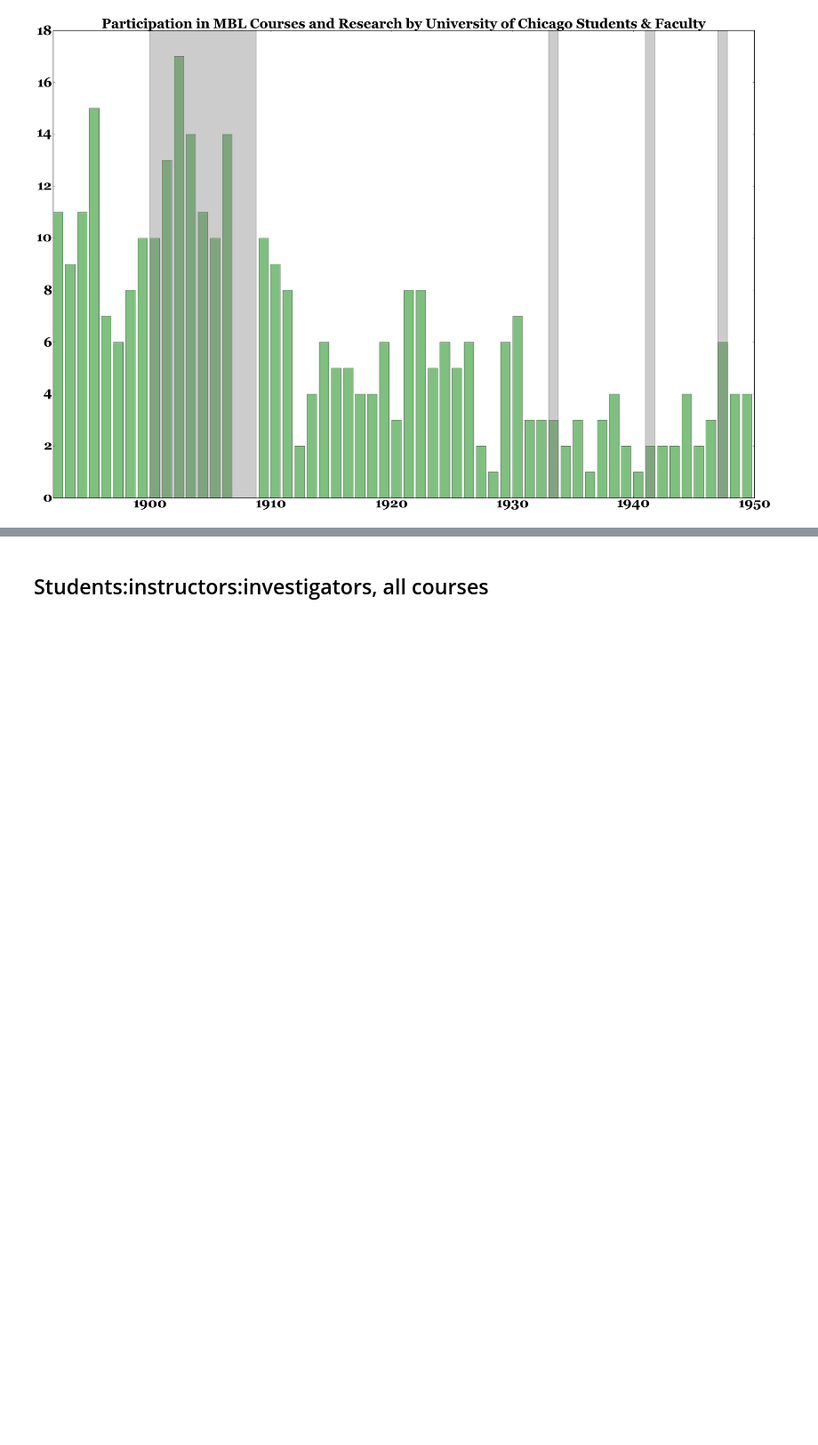
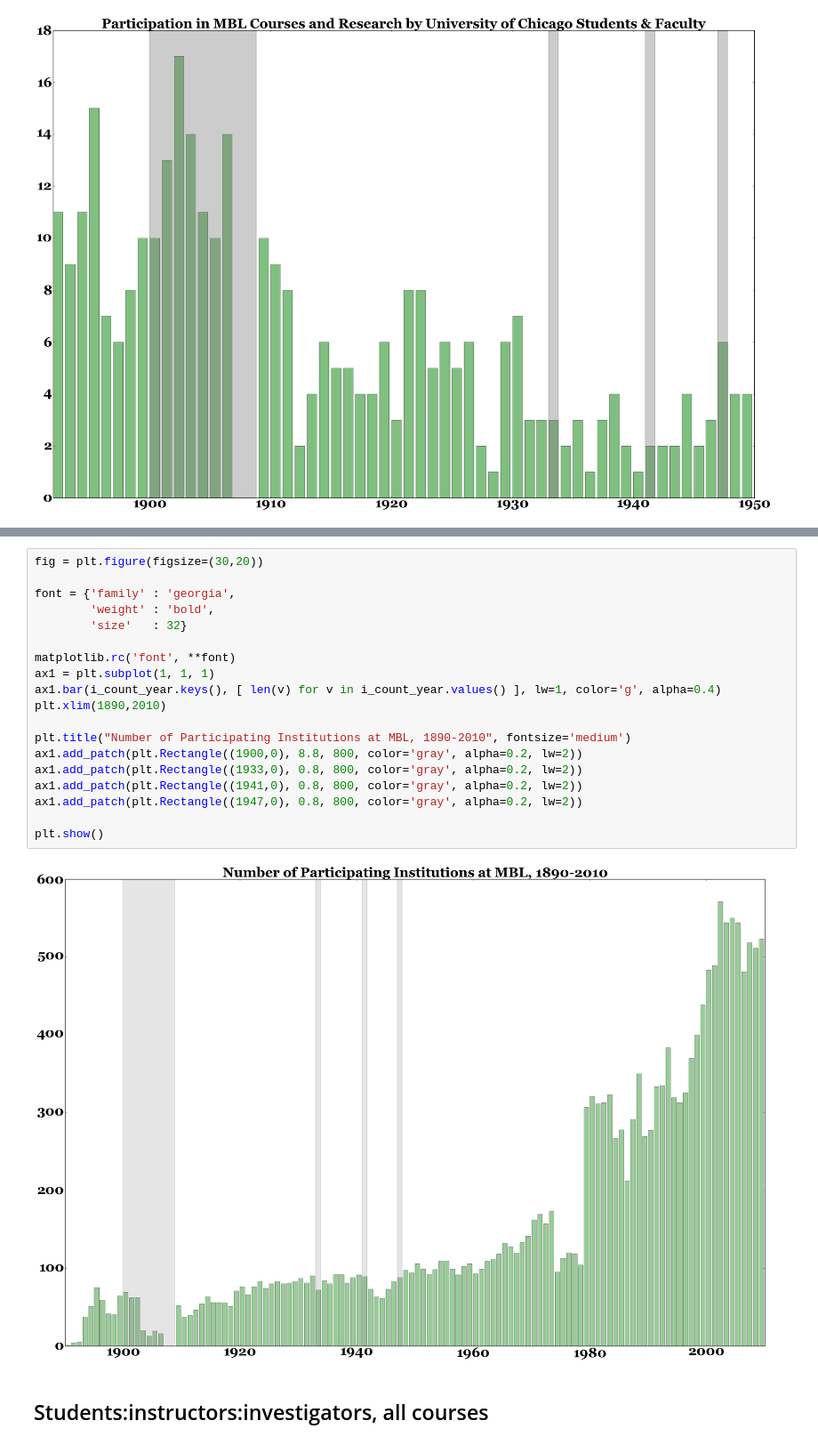
Before and after one commit to erickpeirson/MBL-course-data-visualizations, a Jupyter notebook: 2014-01-20 MBL Course Data.ipynb, the cells around one changed output, grey strips where cells are left out. Shown at 89% size. Cells and saved outputs as stored; diff of their text form; blank space fills up the shorter version.

```diff
--- a/2014-01-20 MBL Course Data.ipynb
+++ b/2014-01-20 MBL Course Data.ipynb
@@ -288,3 +320,24 @@ plt.show()
+# %%
+fig = plt.figure(figsize=(30,20))
+
+font = {'family' : 'georgia',
+        'weight' : 'bold',
+        'size'   : 32}
+
+matplotlib.rc('font', **font)
+ax1 = plt.subplot(1, 1, 1)
+ax1.bar(i_count_year.keys(), [ len(v) for v in i_count_year.values() ], lw=1, color='g', alpha=0.4)
+plt.xlim(1890,2010)
+
+plt.title("Number of Participating Institutions at MBL, 1890-2010", fontsize='medium')
+ax1.add_patch(plt.Rectangle((1900,0), 8.8, 800, color='gray', alpha=0.2, lw=2))
+ax1.add_patch(plt.Rectangle((1933,0), 0.8, 800, color='gray', alpha=0.2, lw=2))
+ax1.add_patch(plt.Rectangle((1941,0), 0.8, 800, color='gray', alpha=0.2, lw=2))
+ax1.add_patch(plt.Rectangle((1947,0), 0.8, 800, color='gray', alpha=0.2, lw=2))
+
+plt.show()
+# %% [output]
+[figure, added]
 # %% [markdown]
 ## Students:instructors:investigators, all courses
 # %%
```
Also changed, not shown: parts of 4 cells of this notebook, 3 other files.
